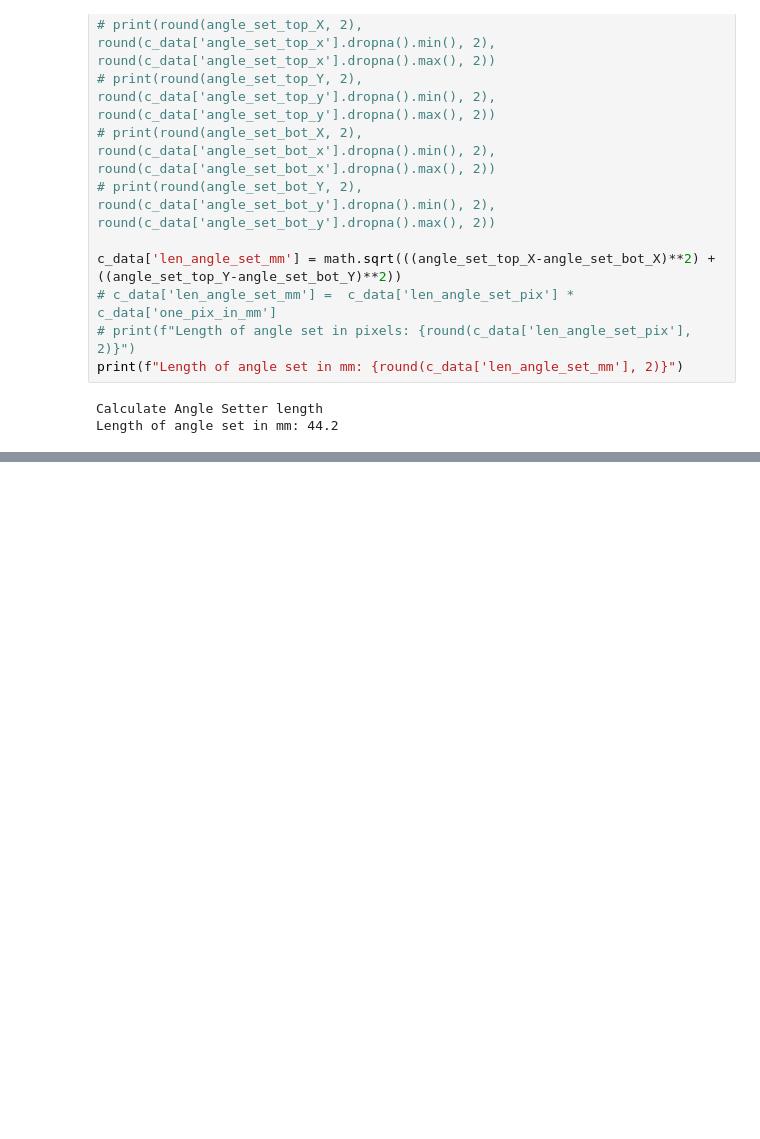
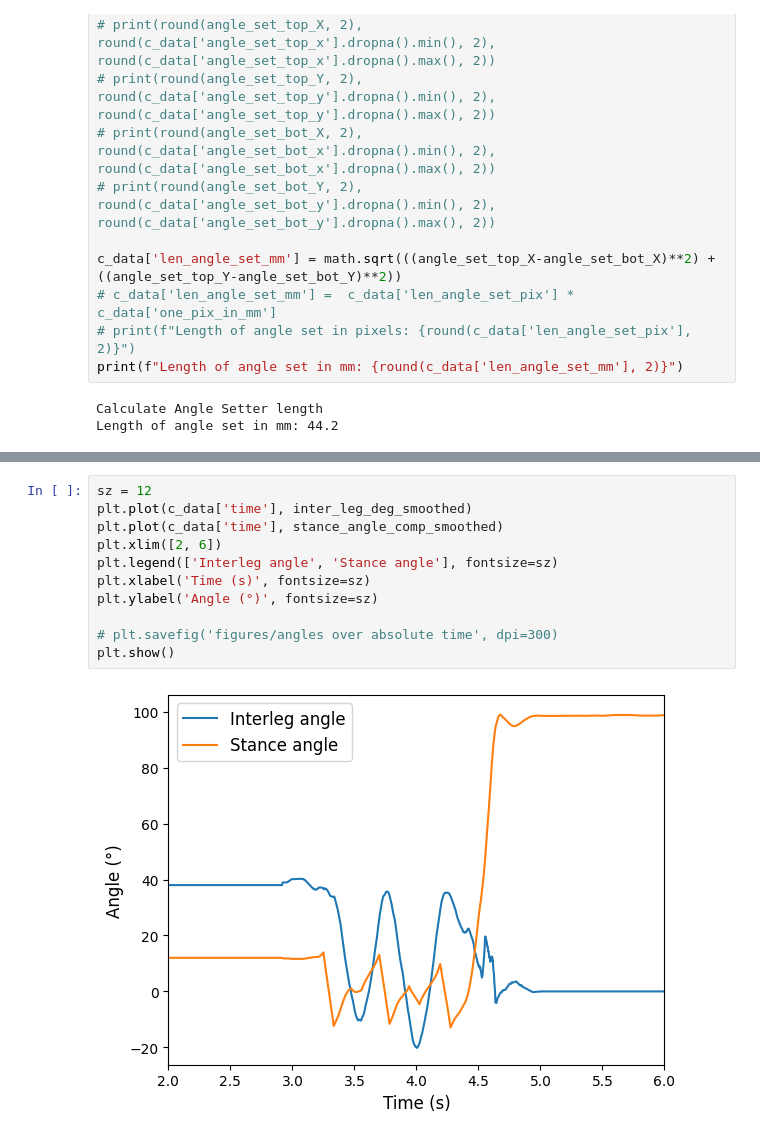
Before and after one commit to pran872/PDW, a Jupyter notebook: analyse_data.ipynb, the cells around one changed output, grey strips where cells are left out. Saved outputs shown, nothing was run; the diff lists cells and outputs as text; blank space fills up the shorter version.

Commit message:
[IMP] Generated new plots

```diff
--- a/analyse_data.ipynb
+++ b/analyse_data.ipynb
@@ -524 +529,14 @@ Combining inner and outer leg stance angles
 [figure]
+# %%
+sz = 12
+plt.plot(c_data['time'], inter_leg_deg_smoothed)
+plt.plot(c_data['time'], stance_angle_comp_smoothed)
+plt.xlim([2, 6])
+plt.legend(['Interleg angle', 'Stance angle'], fontsize=sz)
+plt.xlabel('Time (s)', fontsize=sz)
+plt.ylabel('Angle (°)', fontsize=sz)
+
+# plt.savefig('figures/angles over absolute time', dpi=300)
+plt.show()
+# %% [output]
+[figure, added]
```
Also changed, not shown: parts of 8 cells of this notebook, 8 other files.
